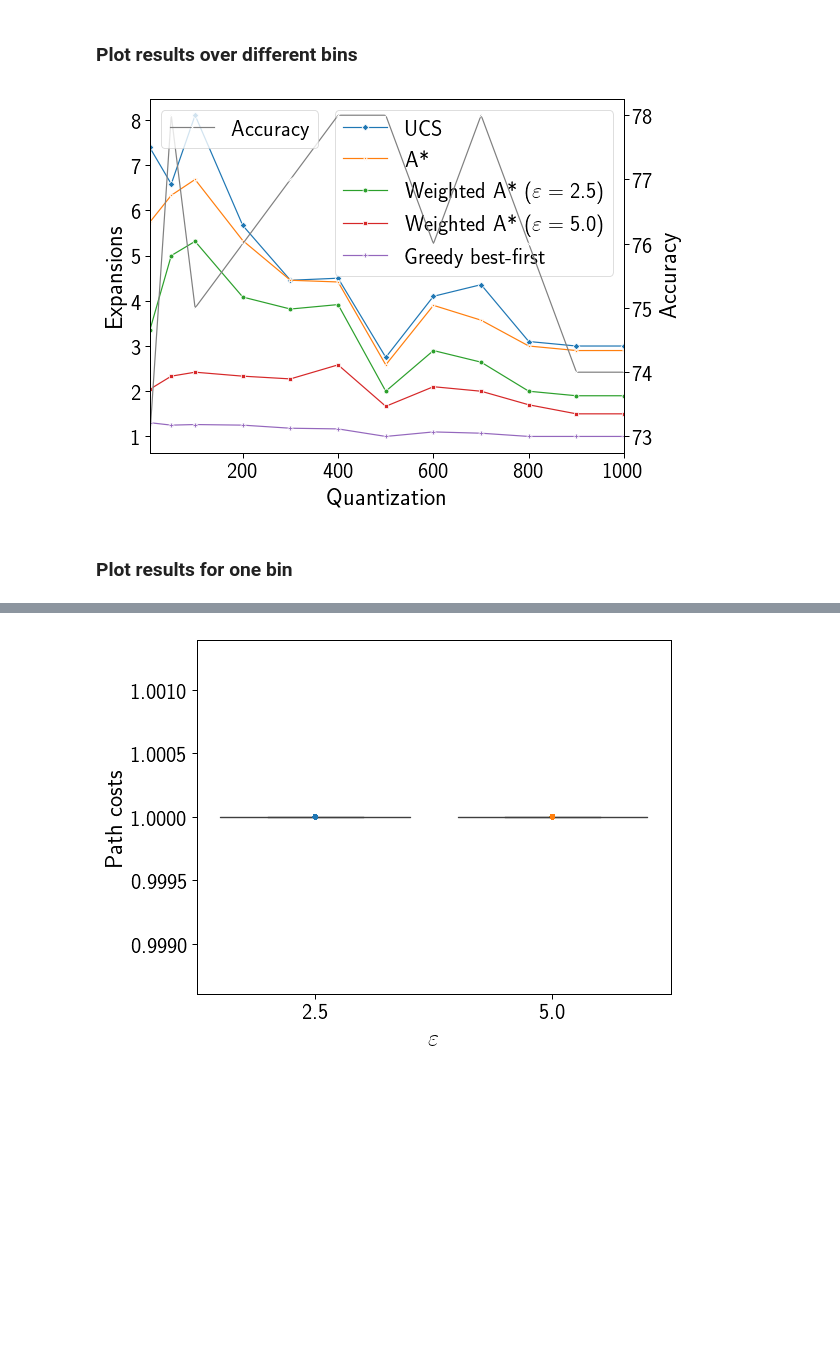
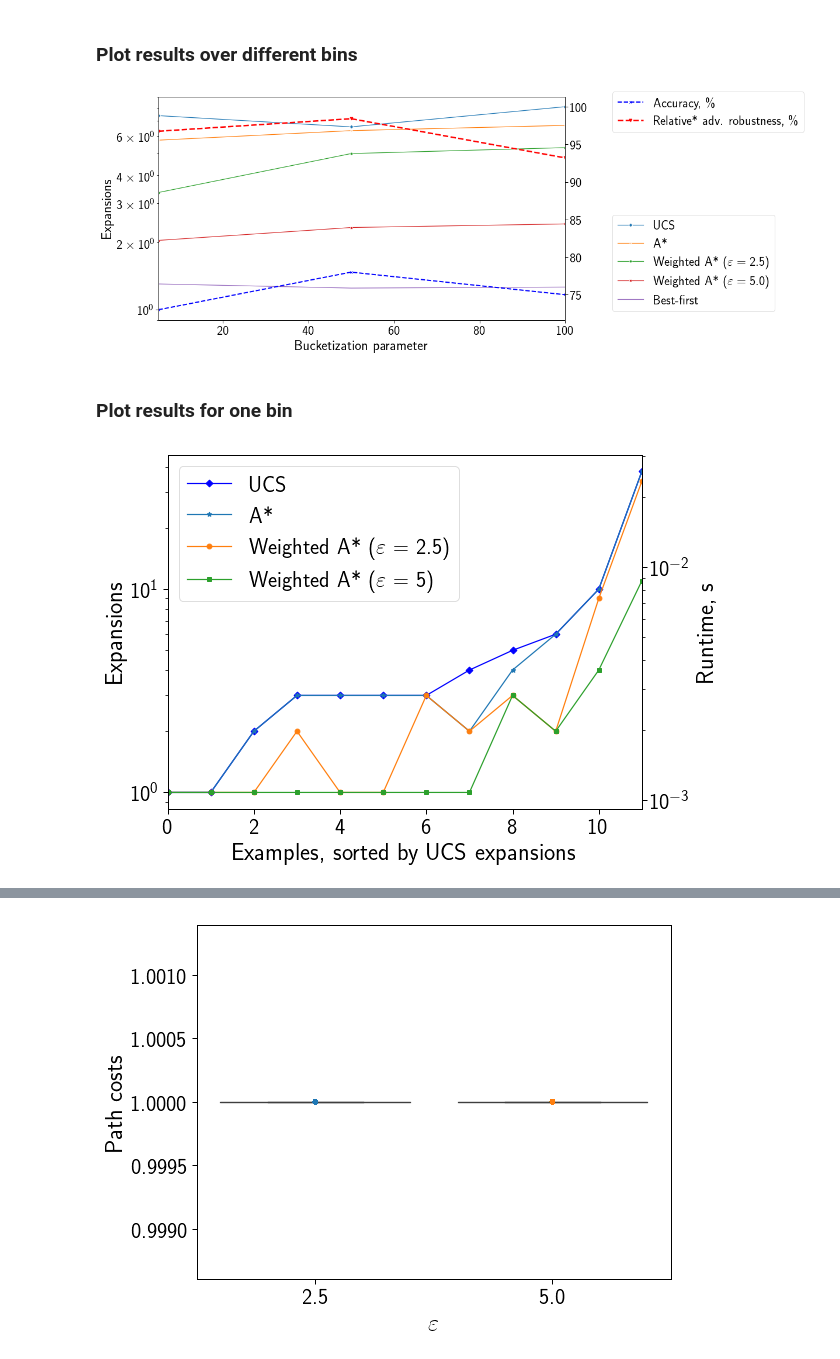
Before and after one commit to spring-epfl/trickster, a Jupyter notebook: notebooks/credit_experiment.ipynb, the cells around one changed output, grey strips where cells are left out. Saved outputs shown, nothing was run; the diff lists cells and outputs as text; code cells hidden in the pictures; blank space fills up the shorter version.

```diff
--- a/notebooks/credit_experiment.ipynb
+++ b/notebooks/credit_experiment.ipynb
@@ -157,45 +175,49 @@ sharpness = np.array([np.ediff1d(coef).mean() for coef in coefs_norm])
 # %%
 fig, ax = plt.subplots()
 
 sns.lineplot(data=attack_perf_df.query('eps == 0'),
-             x='bins', y='expansions', ax=ax, label='UCS',
-             ci=None, marker=MARKERS[0])
+             x='bins', y='expansions', ax=ax, label='UCS', ci=None,
+             marker=MARKERS[0])
 
 sns.lineplot(data=attack_perf_df.query('eps == 1'),
-             x='bins', y='expansions', ax=ax, label='A*',
-             ci=None, marker=MARKERS[1])
+             x='bins', y='expansions', ax=ax, label='A*', ci=None,
+             marker=MARKERS[1])
 
 for i, eps in enumerate(WEIGHTED_EPSILONS):
     sns.lineplot(data=attack_perf_df.query('{0} - 0.1 < eps < {0} + 0.1'.format(eps)),
                  x='bins', y='expansions', ax=ax,
                  label='Weighted A* ($\\varepsilon = %1.1f$)' % eps,
                  ci=None, marker=MARKERS[i + 2])
 
-
-sns.lineplot(data=attack_perf_df.query('eps == %d' % BEST_FIRST_EPSILON),
-             x='bins', y='expansions', ax=ax, label='Greedy best-first',
-             ci=None, marker=MARKERS[-1])
-
+if BEST_FIRST_EPSILON is not None:
+    sns.lineplot(data=attack_perf_df.query('eps == %d' % BEST_FIRST_EPSILON),
+                 x='bins', y='expansions', ax=ax, label='Best-first',
+                 ci=None)
 
 ax.set_ylabel('Expansions')
-ax.set_xlim(5, 1000)
-ax.set_xlabel('Quantization')
-ax.legend()  # bbox_to_anchor=(1.6, .68)
+ax.set_xlabel('Bucketization parameter')
+ax.set_xlim(5, 100)
+ax.set_yscale('log')
+legend_artist = ax.legend(bbox_to_anchor=(1.1, 0.5))
 
 ax2 = ax.twinx()
-sns.lineplot(data=clf_perf_df, x='bins', y='accuracy',
-         label='Accuracy',
-         linestyle='--', color='grey', marker='x')
-ax2.set_ylabel('Accuracy')
-ax2.legend(loc=2)
+ax2.plot(clf_perf_df.bins, clf_perf_df.accuracy,
+         label='Accuracy, \%',
+         linestyle='--', color='blue', marker='x', linewidth=2)
+ax2.plot(clf_perf_df.bins, clf_perf_df.robustness / clf_perf_df.robustness.max() * 100,
+         label='Relative* adv. robustness, \%',
+         linestyle='--', color='red', marker='v', linewidth=2.5)
+# ax2.set_yscale('log')
+legend_artist2 = ax2.legend(loc=2, bbox_to_anchor=(1.1, 1.05))
 
-fig.set_figwidth(FIGWIDTH)
+fig.set_figwidth(FIGWIDTH * 2)
 fig.set_figheight(FIGHEIGHT)
+fig.set_tight_layout('tight')
 
 if SAVE_PLOTS:
     save_fig(fig, 'credit_different_bins_perf.pdf')
 # %% [output]
-[figure, old version]
+[figure, new version]
 # %% [markdown]
 ### Plot results for one bin
 # %%
@@ -221,3 +250,40 @@ ucs_sort = improvement[2] # changing epslion does not change ucs results
+# %%
+fig, ax = plt.subplots()
+ax2 = ax.twinx()
+
+ax.plot(ucs_expansions, color='blue', label='UCS', marker=MARKERS[0])
+ax2.plot(ucs_runtimes, color='blue', label='UCS',
+         linestyle='None')
+
+ax.plot(ast_expansions_by_eps[1], label='A*', marker=MARKERS[1])
+ax2.plot(ast_runtimes_by_eps[1], label='A*',
+         linestyle='None')
+
+for i, eps in enumerate(WEIGHTED_EPSILONS):
+    expansions = ast_expansions_by_eps[eps]
+    runtimes = ast_runtimes_by_eps[eps]
+    ax.plot(expansions, label='Weighted A* ($\\varepsilon$ = {})'.format(eps), marker=MARKERS[i + 2])
+    ax2.plot(runtimes, label='Weighted A* ($\\varepsilon$ = {})'.format(eps),
+             linestyle='None')
+
+ax.set_xlabel('Examples, sorted by UCS expansions')
+ax.set_ylabel('Expansions')
+ax.set_xlim(0, len(ucs_expansions) - 1)
+ax.set_yscale('log')
+ax.legend(loc='best')
+
+ax2.set_ylabel('Runtime, s')
+ax2.set_yscale('log')
+
+fig.set_figwidth(FIGWIDTH)
+fig.set_figheight(FIGHEIGHT)
+
+plt.show()
+
+if SAVE_PLOTS:
+    save_fig(fig, 'credit_performance_bin_{}.pdf', FOCUS_BINS)
+# %% [output]
+[figure, added]
 # %%
 fig, ax = plt.subplots()
 
```
Also changed, not shown: parts of 5 cells of this notebook, 1 other file.
